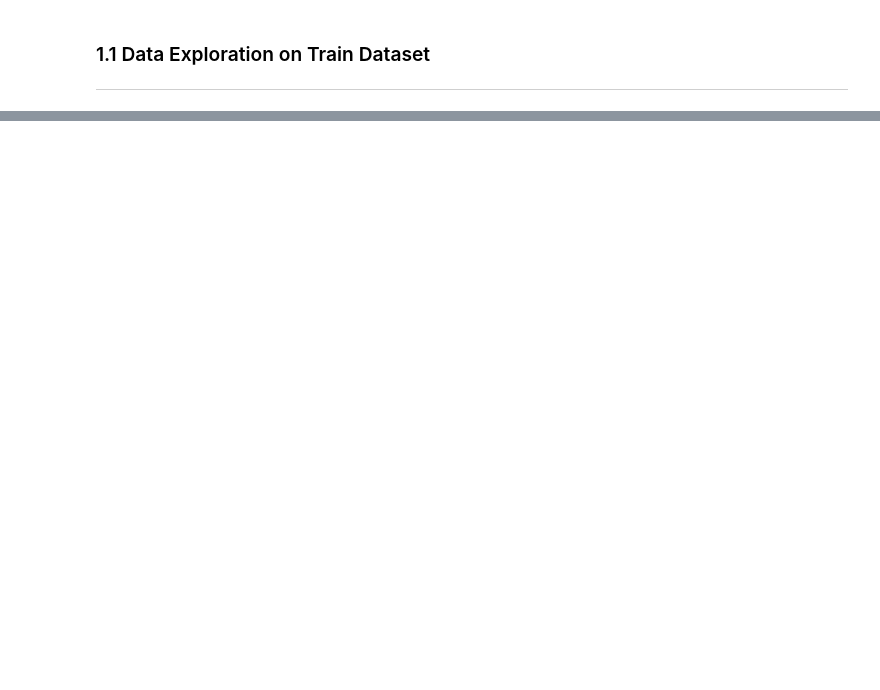
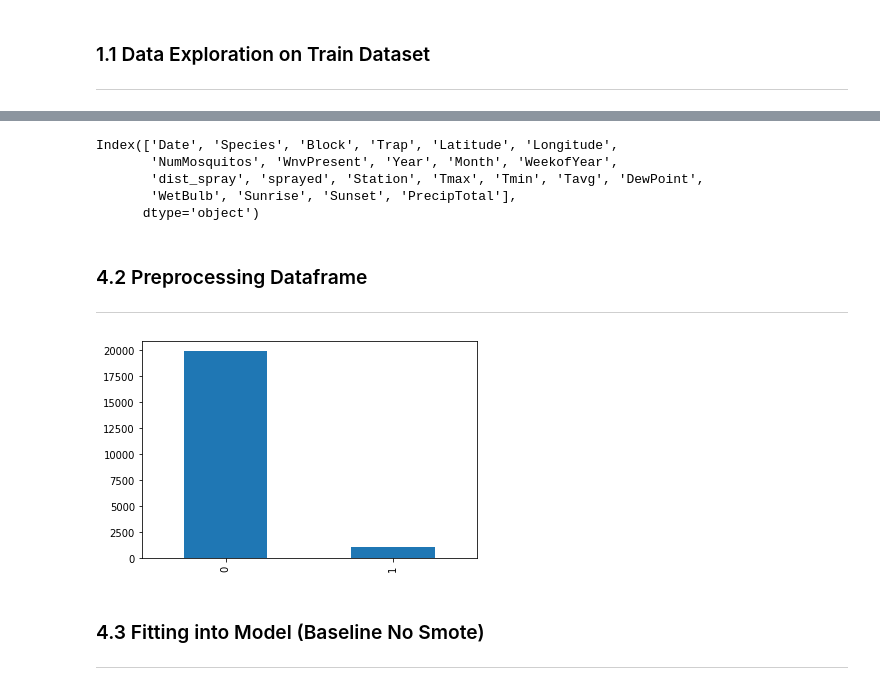
Before and after one commit to henrioei/Binary-Classification-on-West-Nile-Virus, a Jupyter notebook: Project_4_West_Nile_Virus_Terence.ipynb, the cells around one changed output, grey strips where cells are left out. Cells and saved outputs as stored; diff of their text form; code cells hidden in the pictures; blank space fills up the shorter version.

```diff
--- a/Project_4_West_Nile_Virus_Terence.ipynb
+++ b/Project_4_West_Nile_Virus_Terence.ipynb
@@ -295,0 +186,42 @@ dtype: float64
+# %%
+df_train.drop(['AddressAccuracy','Address','Street','AddressNumberAndStreet'],axis=1,inplace=True)
+df_train.drop(['Water1','Depart','Depth','SnowFall','AvgSpeed','ResultSpeed','ResultDir','SeaLevel','StnPressure','CodeSum','Heat','Cool'],axis=1,inplace=True)
+df_train.drop(['trap coordinate'],axis=1,inplace=True)
+# %%
+df_train.columns
+# %% [output]
+Index(['Date', 'Species', 'Block', 'Trap', 'Latitude', 'Longitude',
+       'NumMosquitos', 'WnvPresent', 'Year', 'Month', 'WeekofYear',
+       'dist_spray', 'sprayed', 'Station', 'Tmax', 'Tmin', 'Tavg', 'DewPoint',
+       'WetBulb', 'Sunrise', 'Sunset', 'PrecipTotal'],
+      dtype='object')
+# %% [markdown]
+### 4.2 Preprocessing Dataframe
+___
+# %%
+def preprocess_df(df):
+  df['NumMosquitos'] = df['NumMosquitos'].fillna(0)
+  df['WnvPresent'] = df['WnvPresent'].fillna(0)
+  df['Species'] = df['Species'].map({'CULEX PIPIENS/RESTUANS': 2, 'CULEX PIPIENS': 2, 'CULEX RESTUANS': 1}) \
+                                   .fillna(0)
+
+  df = pd.get_dummies(df, columns=['Trap'])
+  df.isin(['-']).sum()[df.isin(['-']).sum() > 0].sort_values(ascending=False)
+  df['Sunrise'] = np.where(df['Sunrise'].isin(['-']), 0 ,df['Sunrise'])
+  df['Sunset'] = np.where(df['Sunset'].isin(['-']), 0 ,df['Sunset'])
+  df['WetBulb'] = np.where(df['Sunset'].isin(['-']) , 0 , df['Sunset'])
+  df['WetBulb'] = np.where(df['WetBulb'].isin(['M']) , df['WetBulb'].mode() , df['WetBulb'])
+
+  return df
+# %%
+df_train_processed = preprocess_df(df_train)
+# %%
+X = df_train_processed.drop(['Date','WnvPresent'], axis=1)
+y = df_train_processed['WnvPresent']
+# %%
+y.value_counts().plot(kind = 'bar');
+# %% [output]
+[figure, added]
+# %% [markdown]
+### 4.3 Fitting into Model (Baseline No Smote)
+___
```
Also changed, not shown: parts of 63 cells of this notebook.
